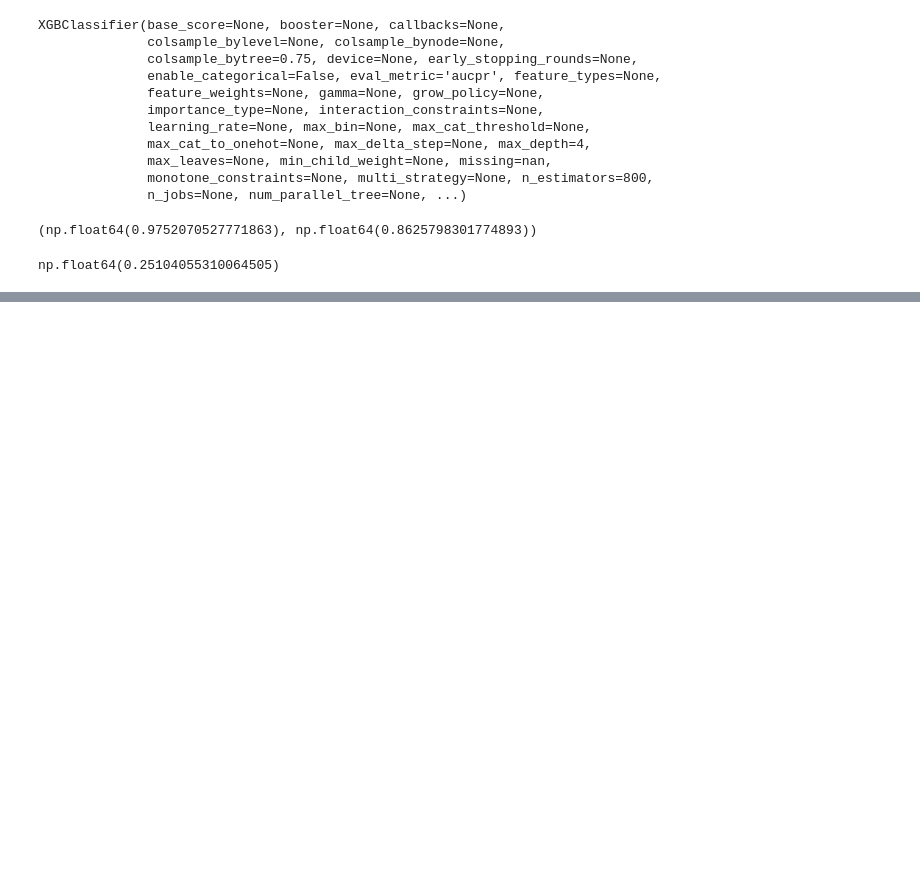
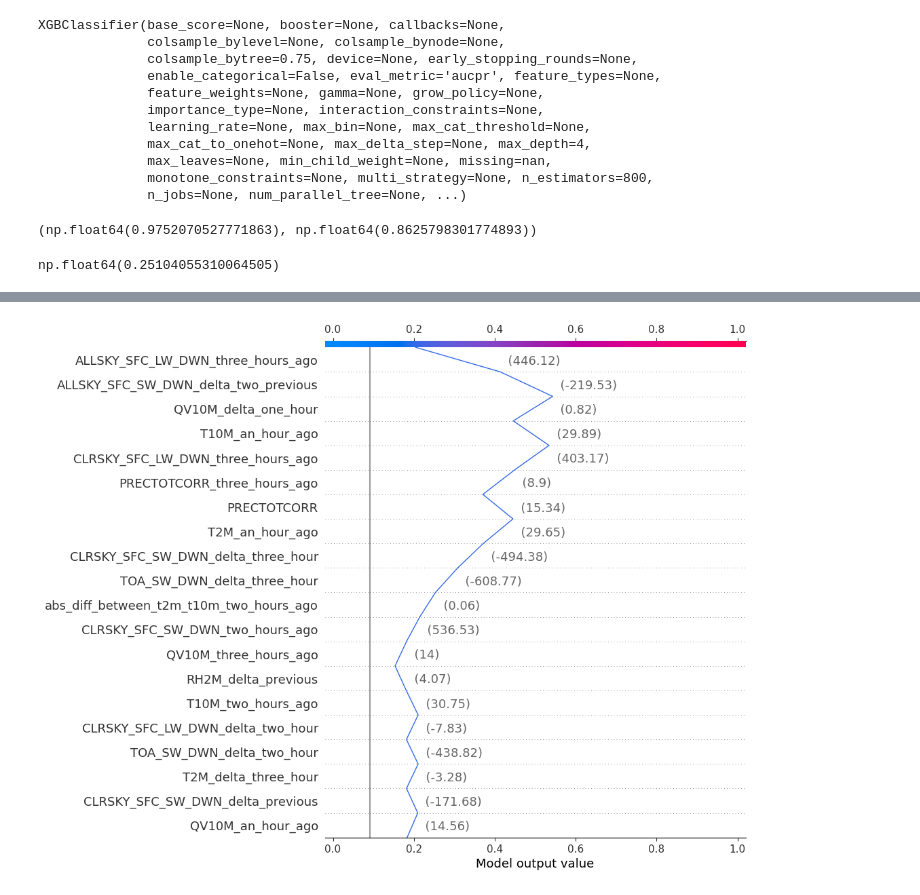
Before and after one commit to dhdzmota/dynamic-rythms, a Jupyter notebook: notebooks/dhm-09-model-test.ipynb, the cells around one changed output, grey strips where cells are left out. Drawn from its saved outputs; the diff is of its cells as text; code cells hidden in the pictures; blank space fills up the shorter version.

```diff
--- a/notebooks/dhm-09-model-test.ipynb
+++ b/notebooks/dhm-09-model-test.ipynb
@@ -250,0 +293,4 @@ shap.summary_plot(shap_values, x_test)
+# %%
+shap.decision_plot(explainer.expected_value, shap_values[3,:], x_test.loc['100009_55009_2015081417',:], link='logit')
+# %% [output]
+[figure, added]
```
Also changed, not shown: parts of 20 cells of this notebook, 2 other files.
